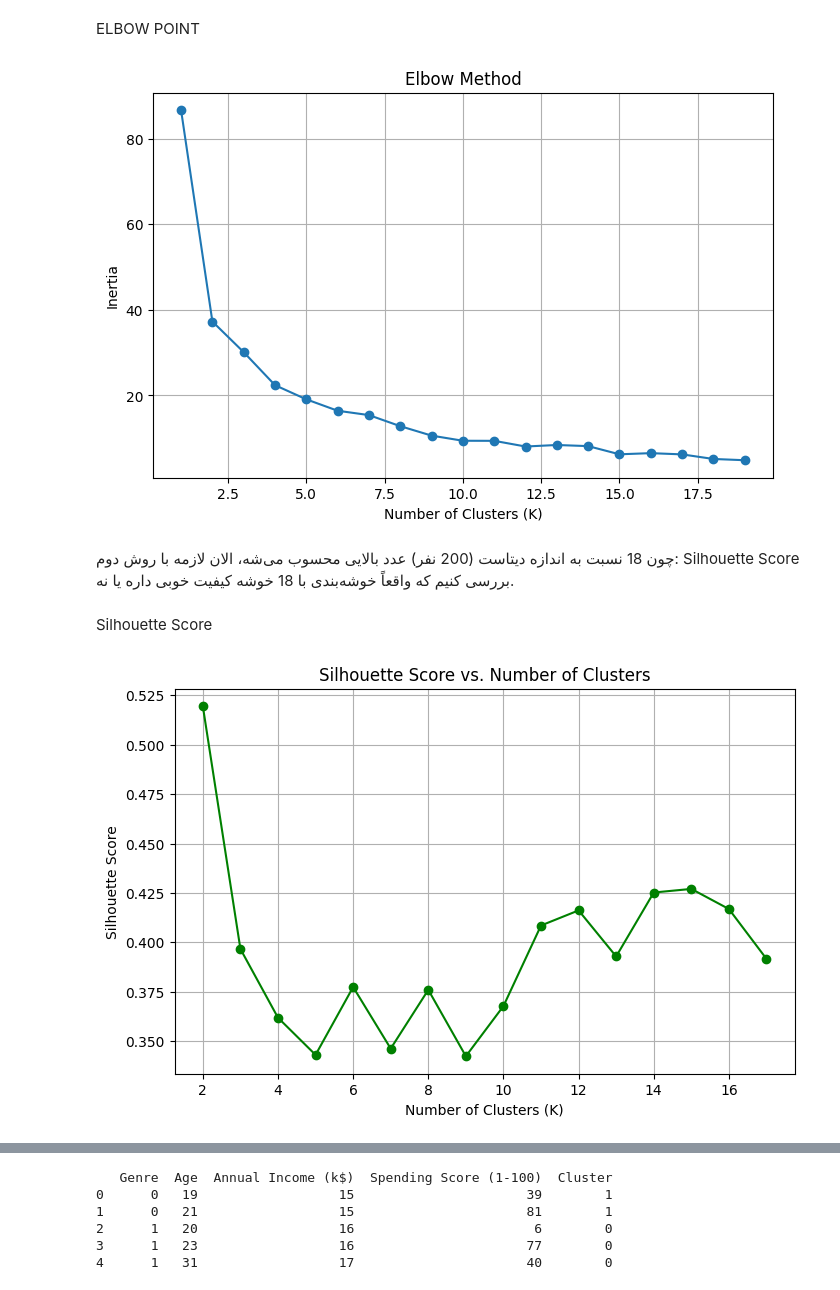
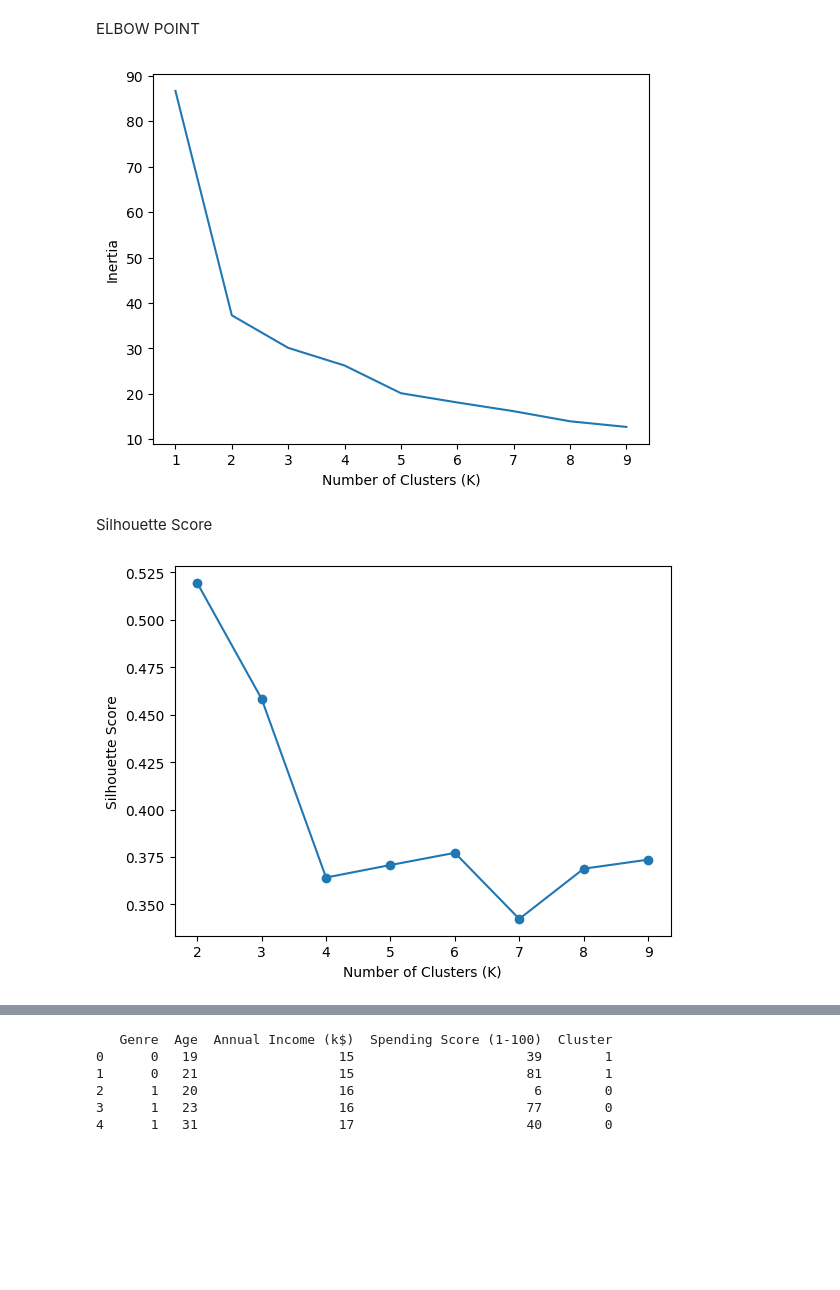
Before and after one commit to SinaShakoori/Customer-Segmentation-with-Clustering, a Jupyter notebook: main.ipynb, the cells around one changed output, grey strips where cells are left out. Saved outputs shown, nothing was run; the diff lists cells and outputs as text; code cells hidden in the pictures; blank space fills up the shorter version.

```diff
--- a/main.ipynb
+++ b/main.ipynb
@@ -65,23 +65,17 @@ import matplotlib.pyplot as plt
 ELBOW POINT
 # %%
 inertia = []
-
-for k in range(1, 20):
+for k in range(1, 10):
     kmeans = KMeans(n_clusters=k)
     kmeans.fit(features_st)
     inertia.append(kmeans.inertia_)
 # %%
-plt.figure(figsize=(8, 5))
-plt.plot(range(1, 20), inertia, marker='o')
-plt.title('Elbow Method')
+plt.plot(range(1, 10), inertia)
 plt.xlabel('Number of Clusters (K)')
 plt.ylabel('Inertia')
-plt.grid(True)
 plt.show()
 # %% [output]
-[figure, old version]
+[figure, new version]
-# %% [markdown]
-چون 18 نسبت به اندازه دیتاست (200 نفر) عدد بالایی محسوب می‌شه، الان لازمه با روش دوم: Silhouette Score بررسی کنیم که واقعاً خوشه‌بندی با 18 خوشه کیفیت خوبی داره یا نه.
 # %% [markdown]
 Silhouette Score
 # %%
@@ -95,15 +88,13 @@ for k in range(2, 18):
     score = silhouette_score(features_st, labels)
     silhouette_scores.append(score)
 # %%
-plt.figure(figsize=(8, 5))
-plt.plot(range(2, 18), silhouette_scores, marker='o', color='green')
-plt.title('Silhouette Score vs. Number of Clusters')
+
+plt.plot(range(2, 10), silhouette_scores, marker='o')
 plt.xlabel('Number of Clusters (K)')
 plt.ylabel('Silhouette Score')
-plt.grid(True)
 plt.show()
 # %% [output]
-[figure, old version]
+[figure, new version]
 # %% [markdown]
 K=2 → بالاترین امتیاز → خوشه‌بندی ساده ولی خیلی واضح
 
```
Also changed, not shown: parts of 18 cells of this notebook.
